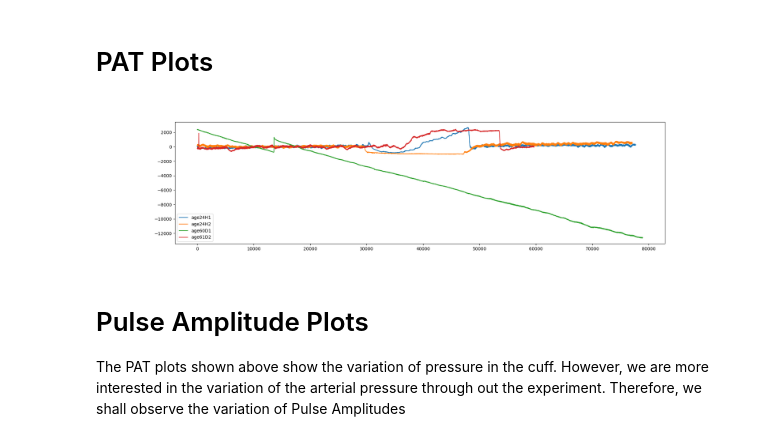
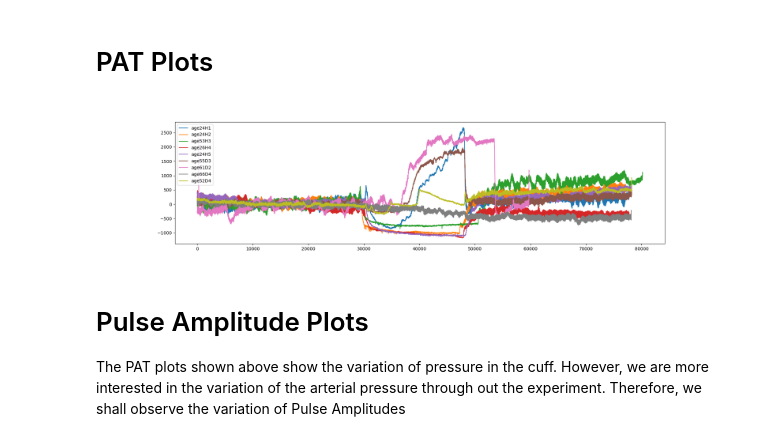
Before and after one commit to pulasthieka/fyp-system, a Jupyter notebook: Longterm.ipynb, the cells around one changed output. Cells and saved outputs as stored; diff of their text form; code cells hidden in the pictures.

```diff
--- a/Longterm.ipynb
+++ b/Longterm.ipynb
@@ -10,16 +10,18 @@ import plotly
 pd.options.plotting.backend = "plotly"
 # %%
 dataset = {
-    "age24H1":("age24Jan52022.csv",14400,17000),
-    "age24H2":("age24Jan102022.csv",14400,17000),
-#     "age53H3":("age53Dec292021.csv",14400,17000),
-#     "age21H4":("age21Jan52022.csv",21000,23600),
-#     "age21H5":("age21Jan102022.csv",14400,17000),
-#     "age60D1":("ageChandraniAmarasinghe.csv",1000,3600),
-    "age61D2":("ageUManaliAmarasinghe.csv",14400,17000),
-    "age24D3":("age24Feb82022.csv",14400,17000),
-    "age52D4":("twFeb-15-2022.csv",14400,17000, "Diabetic")
+    "age24H1":("age24Jan52022.csv",14400,17000, "Healthy" , 4943, True),
+    "age24H2":("age24Jan102022.csv",14400,17000, "Healthy", 4783, True),
+    "age53H3":("age53Dec292021.csv",14400,17000, "Healthy", 7560, True),
+#     "age21H4":("age21Jan52022.csv",21000,23600, "Healthy" , 5116, True),
+    "age26H4":("age26Feb062022.csv",14400,17000, "Healthy", 4979, True),
+    "age24H5":("age24Feb82022.csv",14400,17000, "Healthy" , 5050, True), # young diabetic
 
+    "age55D3":("age55Jan102022.csv",14400,17000, "Diabetic", 4956, True),
+#     "age60D1":("ageChandraniAmarasinghe.csv",1000,3600, "Diabetic", 5250, True),
+    "age61D2":("ageUManaliAmarasinghe.csv",14400,17000, "Diabetic", 5624, True),
+    "age66D4":("age66March62022.csv",14400,17000, "Diabetic", 5288, False),
+    "age52D4":("age52Feb152022.csv",14400,17000, "Diabetic" , 5721, True) # 5050
 }
 # %% [markdown]
 # PAT Plots
@@ -31,12 +33,16 @@ def smoothing_filt(data, kernel_size):
 
 def filt(raw_signal, fs):
 # raw_signal = PPG_D1
+    # clean
+    mean_sig = np.mean(raw_signal)
+    raw_signal.where(raw_signal <= mean_sig*2, mean_sig, inplace=True)
+
 # Lowpass filtering
     A_low = 100
     delt_w_low = 7.21 - 3.8
     M_low = (A_low-8)/(2.285*delt_w_low)
     order_low = 40
-    fc_low = 5
+    fc_low = 8
 
     b_low = signal.firwin(order_low, fc_low, window=('kaiser', M_low), fs=fs)
     filtered_low = filtfilt(b_low, 1, raw_signal)
@@ -58,36 +64,40 @@ ppg_seg = {}
 avg_pulse_ppg = {}
 ppg_indices = {}
 fs = 100
 
 plt.clf()
 plt.cla()
 plt.close()
 plt.rcParams["figure.figsize"] = (20,5)
 for patient,data in dataset.items():
     dataframe = pd.read_csv("Data/"+data[0])
     pat[patient] = dataframe["PData"]
 #     smoothed = smoothing_filt(ppg[patient], 100)
 #     mean_removed = smoothed - np.average(smoothed.dropna())
+    offset = 0
+    if(patient == 'age53H3'):
+        offset = 22000
 
-    pat_filt[patient] = filt(dataframe["PData"],fs)
-    pat_filtC = filt(dataframe["PCData"],fs)
+    pat_filt[patient] = filt(dataframe["PData"][offset:],fs)
+    pat_filtC = filt(dataframe["PCData"][offset:],fs)
 
     pat_detrend = detrend(pat_filt[patient])
     pat_detrendC = detrend(pat_filtC)
 
     plt.plot(pat_detrend)
+#     plt.plot(pat_detrendC)
 #     plt.plot(pat_detrend- pat_detrendC)
 #     plt.plot(leakage)
 #     ppg_seg[patient] = filtered_ppg[patient][2][data[1]:data[2]]
 #     avg_pulse_ppg[patient] = np.mean(get_pulses(ppg_seg[patient]), axis=0)
 #     ppg_indices[patient] = pulse_indices(avg_pulse_ppg[patient])
 #     print(f"ppg_indices['{patient}'] ={ppg_indices[patient]}")
 #     plt.plot(avg_pulse_ppg[patient])
 
 plt.legend(dataset.keys())
 plt.show()
 # %% [output]
-[figure, old version]
+[figure, new version]
 # %% [markdown]
 # Pulse Amplitude Plots
 The PAT plots shown above show the variation of pressure in the cuff. However, we are more interested in the variation of the arterial pressure through out the experiment. Therefore, we shall observe the variation of Pulse Amplitudes
```
Also changed, not shown: parts of 4 cells of this notebook, 7 other files.
